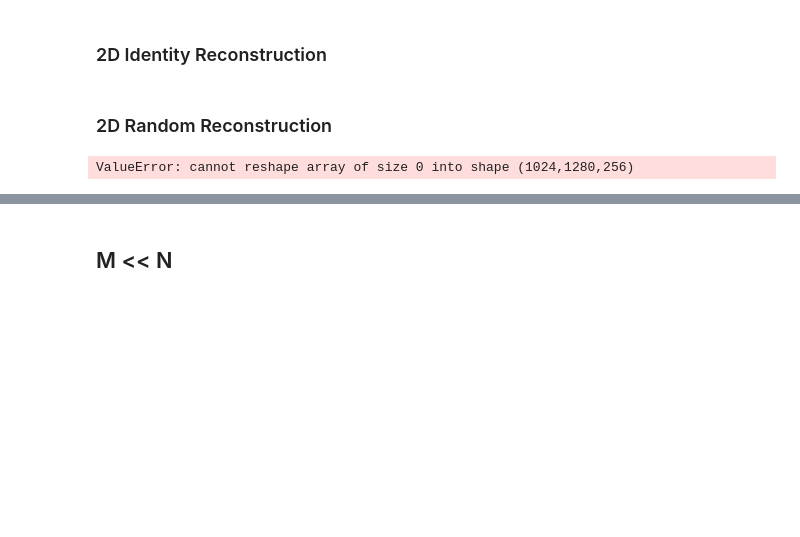
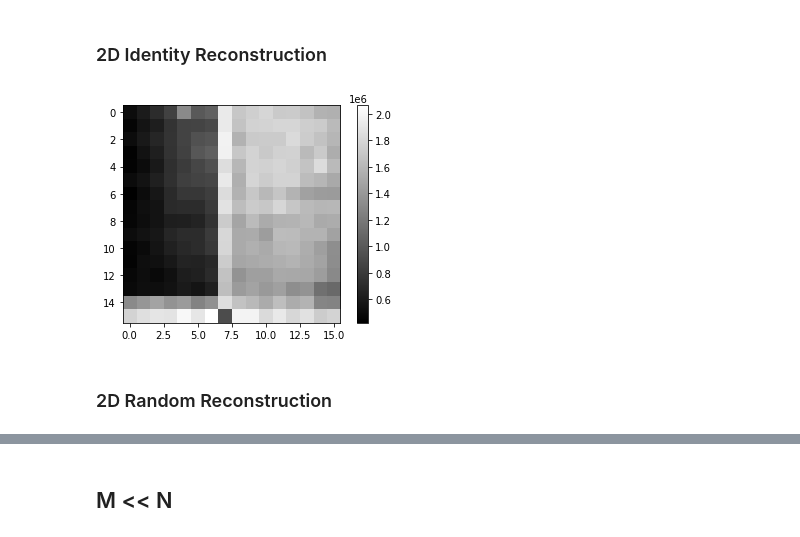
Before and after one commit to kamblihrishikesh29/II-Final, a Jupyter notebook: CS Test 1.ipynb, the cells around one changed output, grey strips where cells are left out. Saved outputs shown, nothing was run; the diff lists cells and outputs as text; code cells hidden in the pictures; blank space fills up the shorter version.

```diff
--- a/CS Test 1.ipynb
+++ b/CS Test 1.ipynb
@@ -99,32 +99,24 @@ mask2d = mask2d.reshape(16,16,256)
 scene_2d = np.loadtxt(data_path.joinpath('scene_2d_59.csv'), delimiter=',')
 scene_2d = scene_2d.reshape(1024,1280,256)
 # %%
-plt.imshow()
+# Load Data
+data_path = file_path.joinpath('C:/Users/russe/OneDrive - Johns Hopkins/FinalProj')
+Y_2d_id = np.loadtxt(data_path.joinpath('Y_2d_id.csv'), delimiter=',')
+A_2d_id = np.loadtxt(data_path.joinpath('A_2d_id.csv'), delimiter=',')
 # %%
-# Create Y and A matrix
-# Subtract ambient lighting
-# row in scence image, 500 - 545,
-# column in scene image, 269 - 1021, 47 for each pattern
-black_corrected = np.zeros([1024,1280])
-Y = np.zeros([16,1])
-A_1d_rand = np.zeros([16,16])
-Y_1d_rand = np.zeros([16,1])
+A_inv_2d_id = np.linalg.pinv(A_2d_id, rcond=1e-1)
+X_2d_id = np.matmul(A_inv_2d_id, Y_2d_id)
+X_2d_id = X_2d_id.reshape(16,16)
 
-for i in range(16):
-    # subtract ambient lighting
-    black_corrected[:,:] = scene_2d[:,:,i] - black_subtract_2d[:,:]
-    Y_1d_rand[i,0] = np.sum(black_corrected[500:545,269:1021])
+plt.imshow(X_2d_id, cmap='gray')
+plt.colorbar()
+plt.show()
+# %% [output]
+[figure, added]
 # %% [markdown]
 ### 2D Random Reconstruction
 # %%
 # Load data
 data_path = file_path.joinpath('C:/Users/russe/OneDrive - Johns Hopkins/FinalProj')
-
-black_subtract_2d = np.loadtxt(data_path.joinpath('blackimg2_59.csv'), delimiter=',')
-black_subtract_2d = black_subtract_2d.reshape(1024,1280)
-mask_2drand_510 = np.loadtxt(data_path.joinpath('mask_2drand_510.csv'), delimiter=',')
-mask_2drand_510 = mask_2drand_510.reshape(16,16,256)
-scene_2drand = np.loadtxt(data_path.joinpath('scene_2drand_crop.csv'), delimiter=',')
-scene_2drand = scene_2drand.reshape(1024,1280,256)
+Y_2drand = np.loadtxt(data_path.joinpath('Y_2drand.csv'), delimiter=',')
+A_2drand = np.loadtxt(data_path.joinpath('A_2d_rand.csv'), delimiter=',')
-# %% [output]
-ValueError: cannot reshape array of size 0 into shape (1024,1280,256)
```
Also changed, not shown: parts of 1 cell of this notebook, 1 other file.
